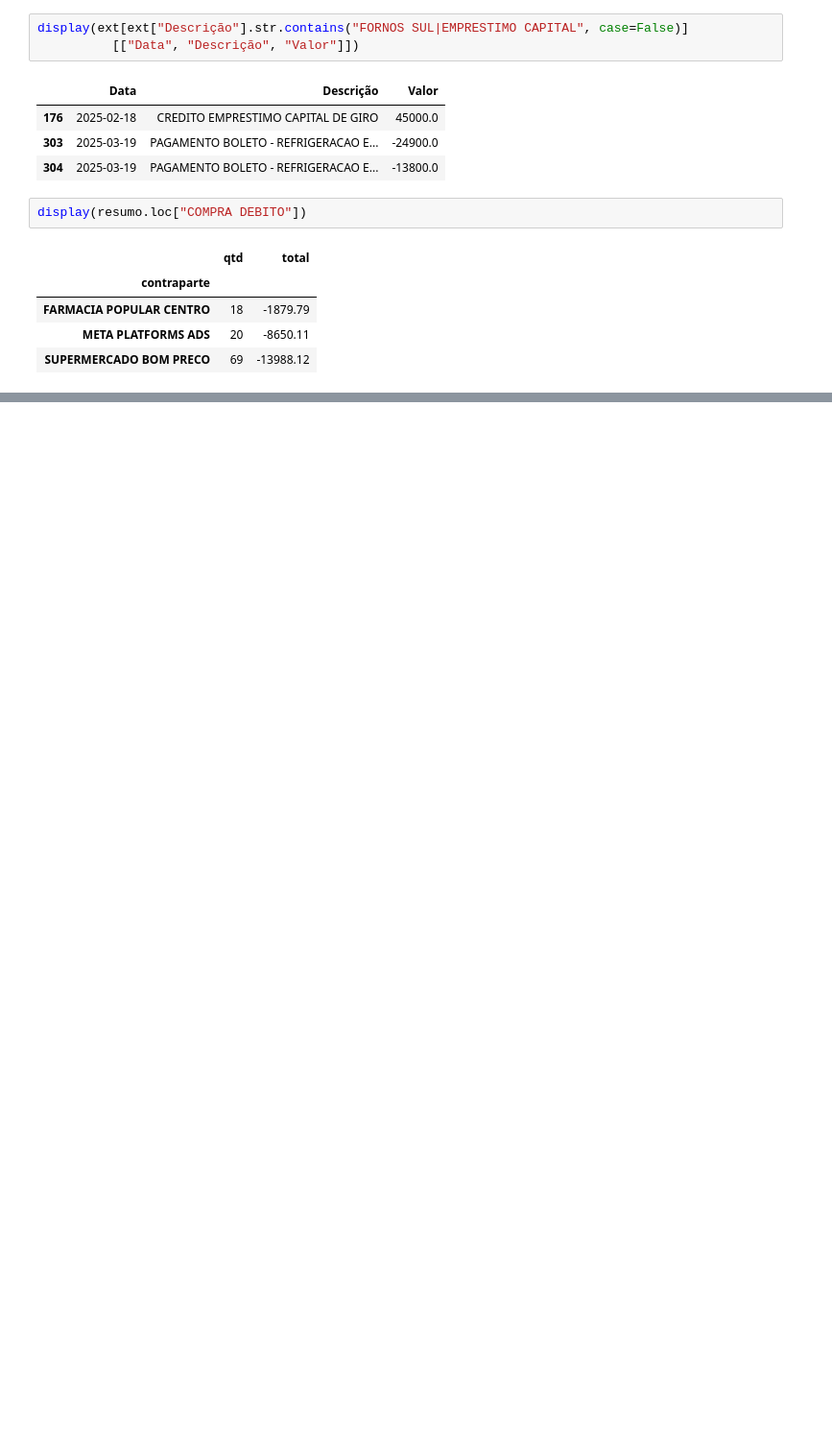
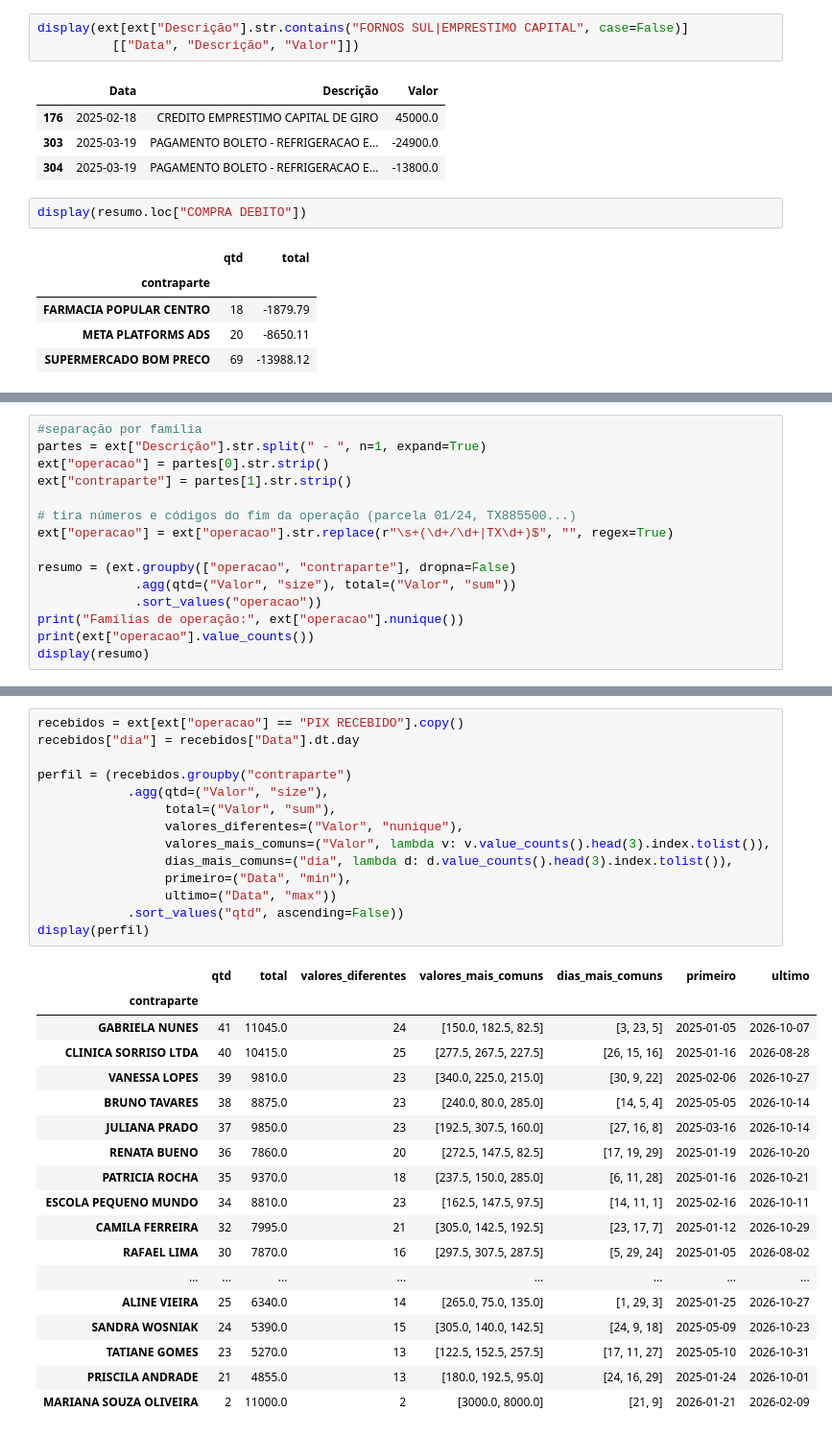
Before and after one commit to Le-Costa/Analise_financeira_confeitaria, a Jupyter notebook: notebooks/tabela de natureza.ipynb, the cells around one changed output, grey strips where cells are left out. Shown at 96% size. Cells and saved outputs as stored; diff of their text form; blank space fills up the shorter version.

```diff
--- a/notebooks/tabela de natureza.ipynb
+++ b/notebooks/tabela de natureza.ipynb
@@ -281,0 +338,15 @@ display(perfil)
+# %%
+#separação por familia
+partes = ext["Descrição"].str.split(" - ", n=1, expand=True)
+ext["operacao"] = partes[0].str.strip()
+ext["contraparte"] = partes[1].str.strip()
+
+# tira números e códigos do fim da operação (parcela 01/24, TX885500...)
+ext["operacao"] = ext["operacao"].str.replace(r"\s+(\d+/\d+|TX\d+)$", "", regex=True)
+
+resumo = (ext.groupby(["operacao", "contraparte"], dropna=False)
+             .agg(qtd=("Valor", "size"), total=("Valor", "sum"))
+             .sort_values("operacao"))
+print("Famílias de operação:", ext["operacao"].nunique())
+print(ext["operacao"].value_counts())
+display(resumo)
@@ -281,0 +392,33 @@ display(perfil)
+# %%
+recebidos = ext[ext["operacao"] == "PIX RECEBIDO"].copy()
+recebidos["dia"] = recebidos["Data"].dt.day
+
+perfil = (recebidos.groupby("contraparte")
+            .agg(qtd=("Valor", "size"),
+                 total=("Valor", "sum"),
+                 valores_diferentes=("Valor", "nunique"),
+                 valores_mais_comuns=("Valor", lambda v: v.value_counts().head(3).index.tolist()),
+                 dias_mais_comuns=("dia", lambda d: d.value_counts().head(3).index.tolist()),
+                 primeiro=("Data", "min"),
+                 ultimo=("Data", "max"))
+            .sort_values("qtd", ascending=False))
+display(perfil)
+# %% [output]
+|  | qtd | total | valores_diferentes | valores_mais_comuns | dias_mais_comuns | primeiro | ultimo |
+| contraparte |  |  |  |  |  |  |  |
+| GABRIELA NUNES | 41 | 11045.0 | 24 | [150.0, 182.5, 82.5] | [3, 23, 5] | 2025-01-05 | 2026-10-07 |
+| CLINICA SORRISO LTDA | 40 | 10415.0 | 25 | [277.5, 267.5, 227.5] | [26, 15, 16] | 2025-01-16 | 2026-08-28 |
+| VANESSA LOPES | 39 | 9810.0 | 23 | [340.0, 225.0, 215.0] | [30, 9, 22] | 2025-02-06 | 2026-10-27 |
+| BRUNO TAVARES | 38 | 8875.0 | 23 | [240.0, 80.0, 285.0] | [14, 5, 4] | 2025-05-05 | 2026-10-14 |
+| JULIANA PRADO | 37 | 9850.0 | 23 | [192.5, 307.5, 160.0] | [27, 16, 8] | 2025-03-16 | 2026-10-14 |
+| RENATA BUENO | 36 | 7860.0 | 20 | [272.5, 147.5, 82.5] | [17, 19, 29] | 2025-01-19 | 2026-10-20 |
+| PATRICIA ROCHA | 35 | 9370.0 | 18 | [237.5, 150.0, 285.0] | [6, 11, 28] | 2025-01-16 | 2026-10-21 |
+| ESCOLA PEQUENO MUNDO | 34 | 8810.0 | 23 | [162.5, 147.5, 97.5] | [14, 11, 1] | 2025-02-16 | 2026-10-11 |
+| CAMILA FERREIRA | 32 | 7995.0 | 21 | [305.0, 142.5, 192.5] | [23, 17, 7] | 2025-01-12 | 2026-10-29 |
+| RAFAEL LIMA | 30 | 7870.0 | 16 | [297.5, 307.5, 287.5] | [5, 29, 24] | 2025-01-05 | 2026-08-02 |
+| ... | ... | ... | ... | ... | ... | ... | ... |
+| ALINE VIEIRA | 25 | 6340.0 | 14 | [265.0, 75.0, 135.0] | [1, 29, 3] | 2025-01-25 | 2026-10-27 |
+| SANDRA WOSNIAK | 24 | 5390.0 | 15 | [305.0, 140.0, 142.5] | [24, 9, 18] | 2025-05-09 | 2026-10-23 |
+| TATIANE GOMES | 23 | 5270.0 | 13 | [122.5, 152.5, 257.5] | [17, 11, 27] | 2025-05-10 | 2026-10-31 |
+| PRISCILA ANDRADE | 21 | 4855.0 | 13 | [180.0, 192.5, 95.0] | [24, 16, 29] | 2025-01-24 | 2026-10-01 |
+| MARIANA SOUZA OLIVEIRA | 2 | 11000.0 | 2 | [3000.0, 8000.0] | [21, 9] | 2026-01-21 | 2026-02-09 |
```
Also changed, not shown: parts of 13 cells of this notebook, 1 other file.
